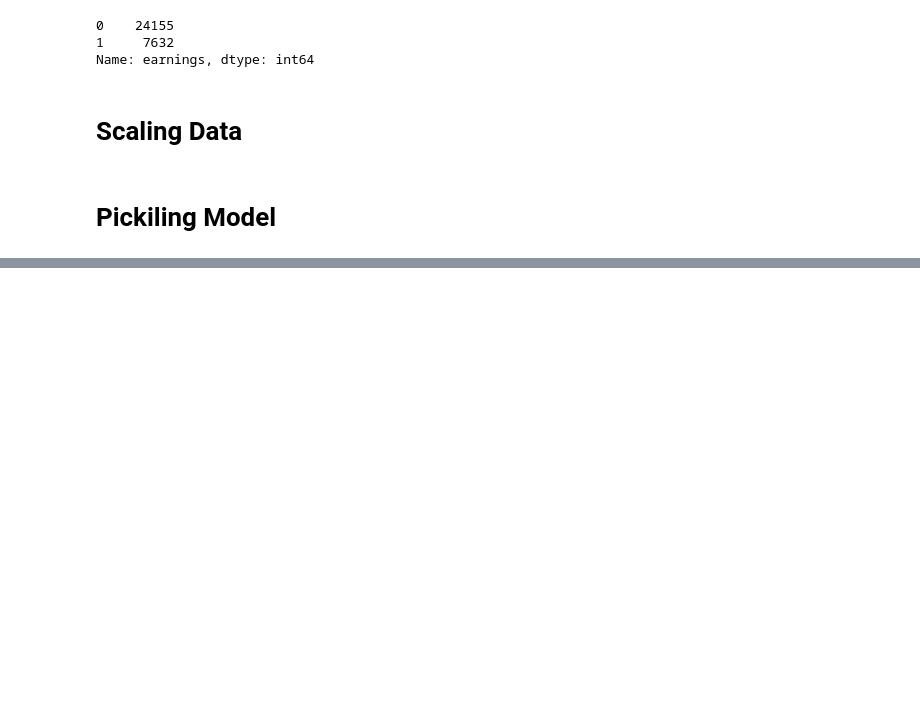
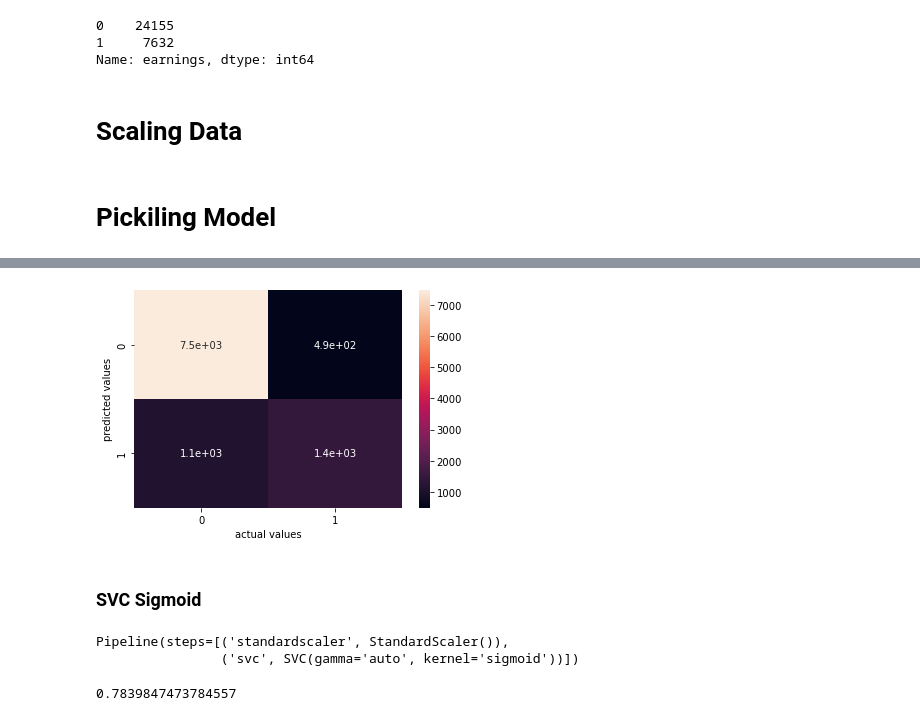
Before and after one commit to atharv4git/ML-Models, a Jupyter notebook: Classification/adult/Model in Making.ipynb, the cells around one changed output, grey strips where cells are left out. Saved outputs shown, nothing was run; the diff lists cells and outputs as text; code cells hidden in the pictures; blank space fills up the shorter version.

```diff
--- a/Classification/adult/Model in Making.ipynb
+++ b/Classification/adult/Model in Making.ipynb
@@ -76,0 +161,2 @@ def save_model_to_db(model,client,db,conn,model_name):
+# %%
+ypred_scv_rbf = svc_rbf.predict(X_test)
@@ -76,0 +167,15 @@ def save_model_to_db(model,client,db,conn,model_name):
+# %%
+sns.heatmap(cm(y_test,ypred_scv_rbf),annot=True)
+plt.xlabel('actual values')
+plt.ylabel('predicted values')
+plt.show()
+# %% [output]
+[figure, added]
+# %% [markdown]
+### SVC Sigmoid
+# %%
+svc_sig = make_pipeline(StandardScaler(), SVC(kernel='sigmoid',gamma='auto'))
+svc_sig.fit(X_train, y_train)
+# %% [output]
+Pipeline(steps=[('standardscaler', StandardScaler()),
+                ('svc', SVC(gamma='auto', kernel='sigmoid'))])
@@ -76,0 +184,4 @@ def save_model_to_db(model,client,db,conn,model_name):
+# %%
+svc_sig.score(X_test,y_test)
+# %% [output]
+0.7839847473784557
```
Also changed, not shown: parts of 29 cells of this notebook.
